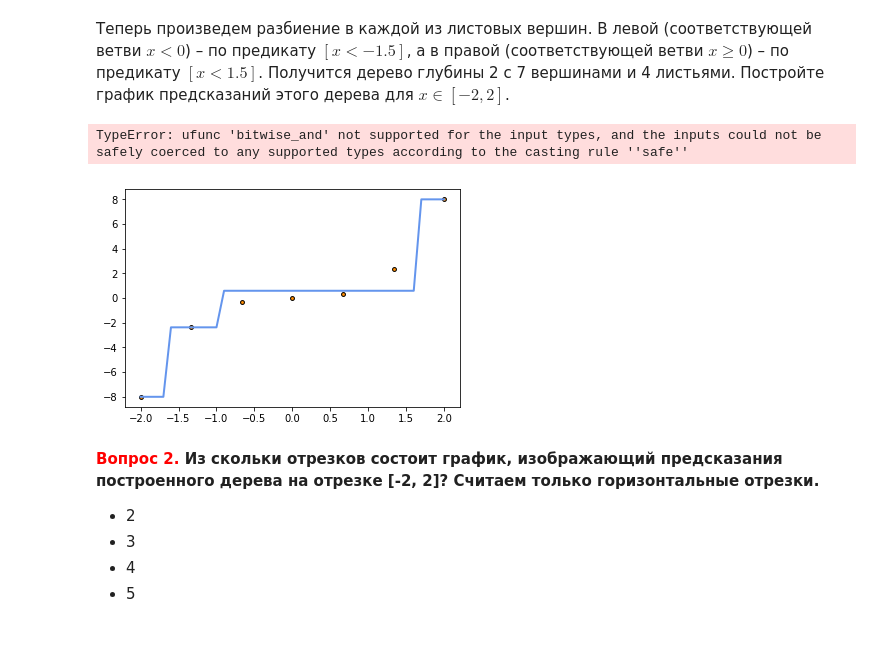
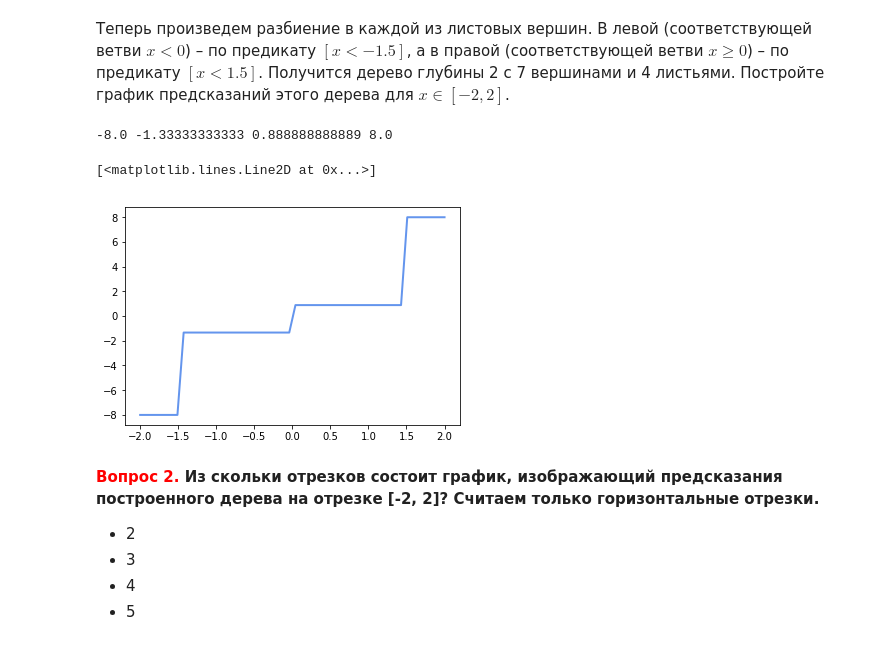
Before and after one commit to ditas/hw, a Jupyter notebook: jupyter_notebooks/homeworks/hw3_decision_trees.ipynb, the cells around one changed output. Drawn from its saved outputs; the diff is of its cells as text; code cells hidden in the pictures.

```diff
--- a/jupyter_notebooks/homeworks/hw3_decision_trees.ipynb
+++ b/jupyter_notebooks/homeworks/hw3_decision_trees.ipynb
@@ -209,11 +209,11 @@ print(regression_var_criterion(X, y, -1.9))
 # print(regression_var_criterion(X, y, 0))
 # print(regression_var_criterion(X, y, 1.9))
 
-# Xq = []
-# for i in np.arange(-1.9,1.9,0.1):
-#     Xq.append(regression_var_criterion(X,y,i))
+Xq = []
+for i in np.arange(-1.9,1.9,0.1):
+    Xq.append(regression_var_criterion(X,y,i))
 
-# Xq, np.arange(-1.9,1.9,0.1)
+Xq, np.arange(-1.9,1.9,0.1)
 
 # s = np.argwhere(X<1.9)
 # s_len = len(s)
@@ -246,39 +252,67 @@ plt.plot(np.arange(-1.9,1.9,0.1), Xq, color="cornflowerblue", label="max_depth=2
 Теперь произведем разбиение в каждой из листовых вершин. В левой (соответствующей ветви $x < 0$) – по предикату $[x < -1.5]$, а в правой (соответствующей ветви $x \geqslant 0$) – по предикату $[x < 1.5]$. Получится дерево глубины 2 с 7 вершинами и 4 листьями. Постройте график предсказаний этого дерева для $x \in [-2, 2]$.
 # %%
 # Ваш код здесь
-from sklearn.tree import DecisionTreeRegressor
-regr1 = DecisionTreeRegressor(max_depth=2)
+# from sklearn.tree import DecisionTreeRegressor
+# regr1 = DecisionTreeRegressor(max_depth=2)
 
-X_train = X.reshape(-1,1)
-# y_train = y.reshape(-1,1)
+# X_train = X.reshape(-1,1)
+# # y_train = y.reshape(-1,1)
 
-# print(X.shape, X_train.shape)
-# print(y.shape, y_train.shape)
+# # print(X.shape, X_train.shape)
+# # print(y.shape, y_train.shape)
 
-regr1.fit(X_train,y)
+# regr1.fit(X_train,y)
 
-X_test = np.arange(-2,2.1,0.1).reshape(-1,1)
-y_test = regr1.predict(X_test)
+# X_test = np.arange(-2,2.1,0.1).reshape(-1,1)
+# y_test = regr1.predict(X_test)
 
-# plt.figure()
-plt.scatter(X_train, y, s=15, edgecolor="black", c="darkorange", label="data")
-plt.plot(X_test, y_test, color="cornflowerblue", label="max_depth=2", linewidth=2)
+# # plt.figure()
+# plt.scatter(X_train, y, s=15, edgecolor="black", c="darkorange", label="data")
+# plt.plot(X_test, y_test, color="cornflowerblue", label="max_depth=2", linewidth=2)
 
 # Ответ 2: 4
 
+Xa = X[:1]
+Xb = X[1:3]
+Xc = X[3:6]
+Xd = X[6:7]
 
-indexes = np.argwhere(X<-1.5)
-indexes_len = len(indexes)
+ya = Xa ** 3
+yb = Xb ** 3
+yc = Xc ** 3
+yd = Xd ** 3
 
-print(indexes, indexes_len, indexes[indexes_len-1][0])
+meana = np.mean(ya)
+meanb = np.mean(yb)
+meanc = np.mean(yc)
+meand = np.mean(yd)
+print(meana, meanb, meanc, meand)
 
-[Xl, Xr] = np.array_split(X, [indexes[indexes_len-1][0]+1])
-[yl, yr] = np.array_split(y, [indexes[indexes_len-1][0]+1])
+ya, yb, yc, yd
 
-yl, yr
+def y_test(X):
+    if X<0:
+        if X<-1.5:
+            return meana
+        else:
+            return meanb
+    else:
+        if X<1.5:
+            return meanc
+        else:
+            return meand
+
+X_test1 = np.linspace(-2,2)
+
+y_test1 = []
+for i in X_test1:
+    y_test1.append(y_test(i))
+
+plt.plot(X_test1.reshape(-1,1), y_test1, color="cornflowerblue", label="max_depth=2", linewidth=2)
 # %% [output]
-TypeError: ufunc 'bitwise_and' not supported for the input types, and the inputs could not be safely coerced to any supported types according to the casting rule ''safe''
+-8.0 -1.33333333333 0.888888888889 8.0
+[<matplotlib.lines.Line2D at 0x...>]
-[figure, old version]
+[figure, new version]
 # %% [markdown]
 **<font color='red'>Вопрос 2.</font> Из скольки отрезков состоит график, изображающий предсказания построенного дерева на отрезке [-2, 2]? Считаем только горизонтальные отрезки.**
 - 2
```
Also changed, not shown: parts of 10 cells of this notebook, 1 other file.
